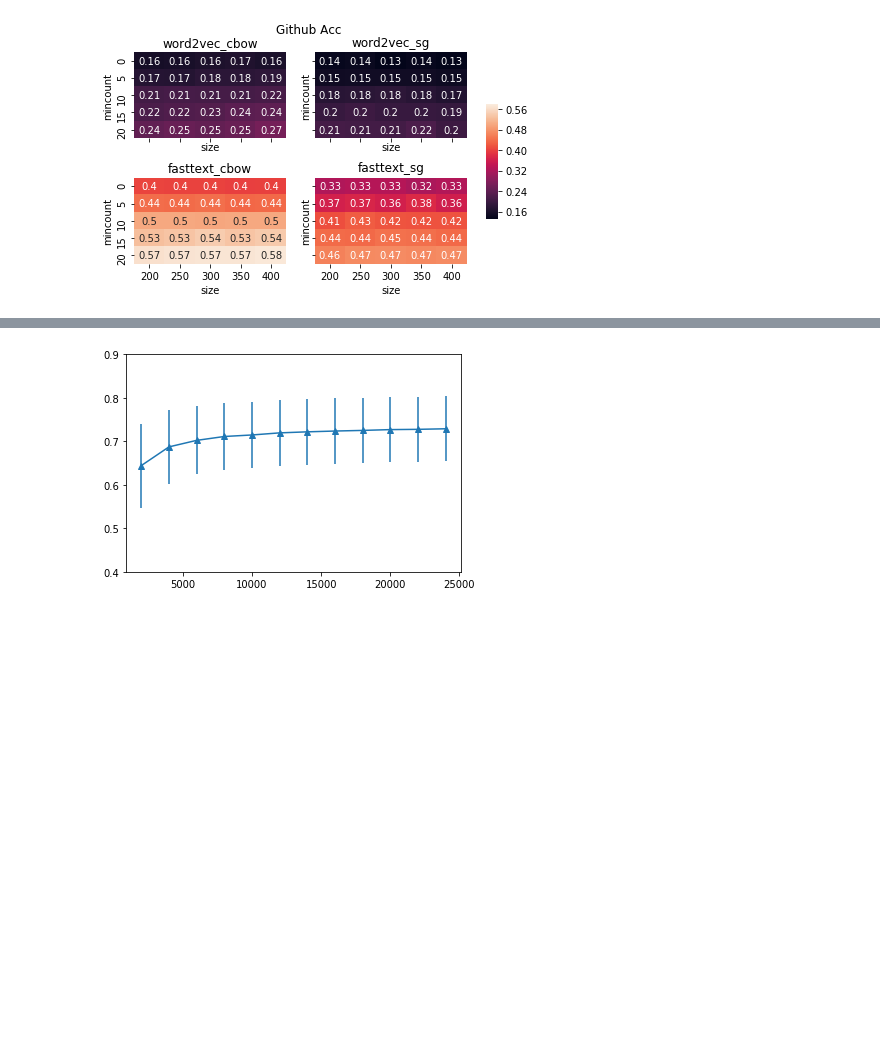
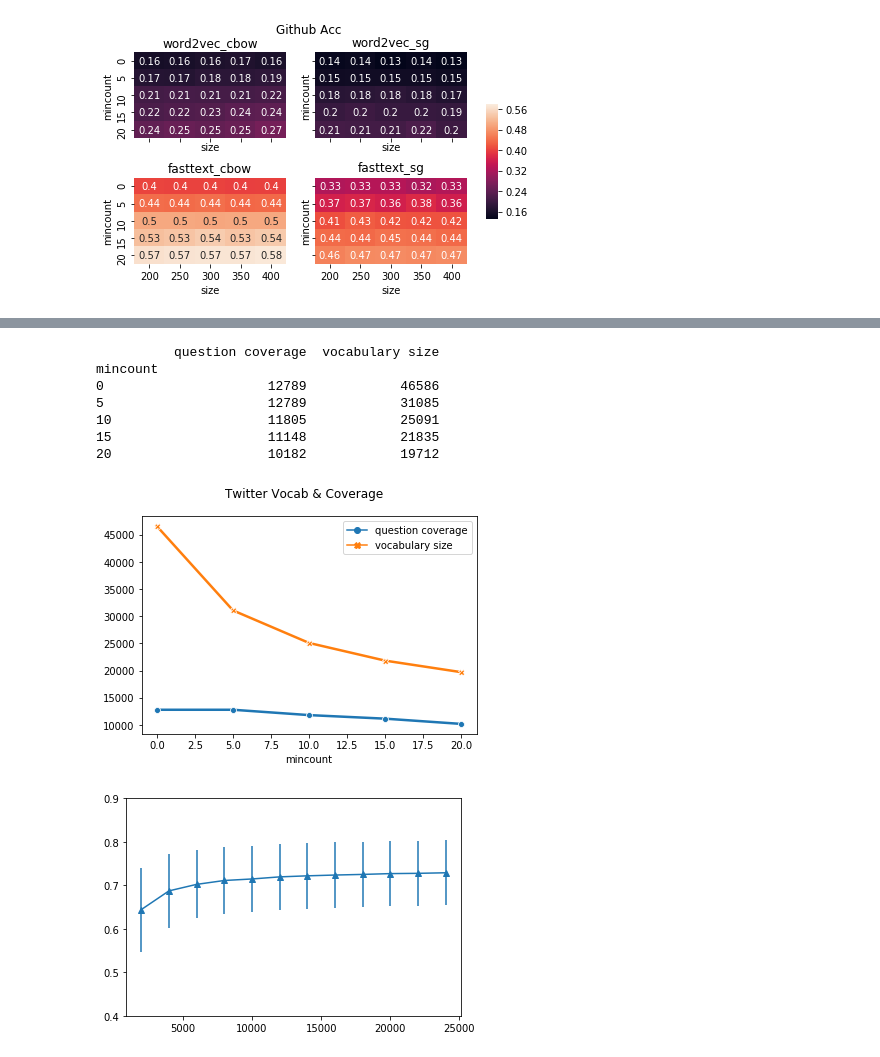
Before and after one commit to jiaojiaoloveu/WordEmbedding-SubCulture, a Jupyter notebook: src/plot_result.ipynb, the cells around one changed output, grey strips where cells are left out. Drawn from its saved outputs; the diff is of its cells as text; code cells hidden in the pictures; blank space fills up the shorter version.

```diff
--- a/src/plot_result.ipynb
+++ b/src/plot_result.ipynb
@@ -249,3 +336,14 @@ mincount
+# %%
+plot_size(df2, 'twitter')
+# %% [output]
+          question coverage  vocabulary size
+mincount
+0                     12789            46586
+5                     12789            31085
+10                    11805            25091
+15                    11148            21835
+20                    10182            19712
+[figure, added]
 # %%
 def read_svd_align():
     with open('../result/svd.out', 'r') as fp:
```
Also changed, not shown: parts of 13 cells of this notebook, 1 other file.
